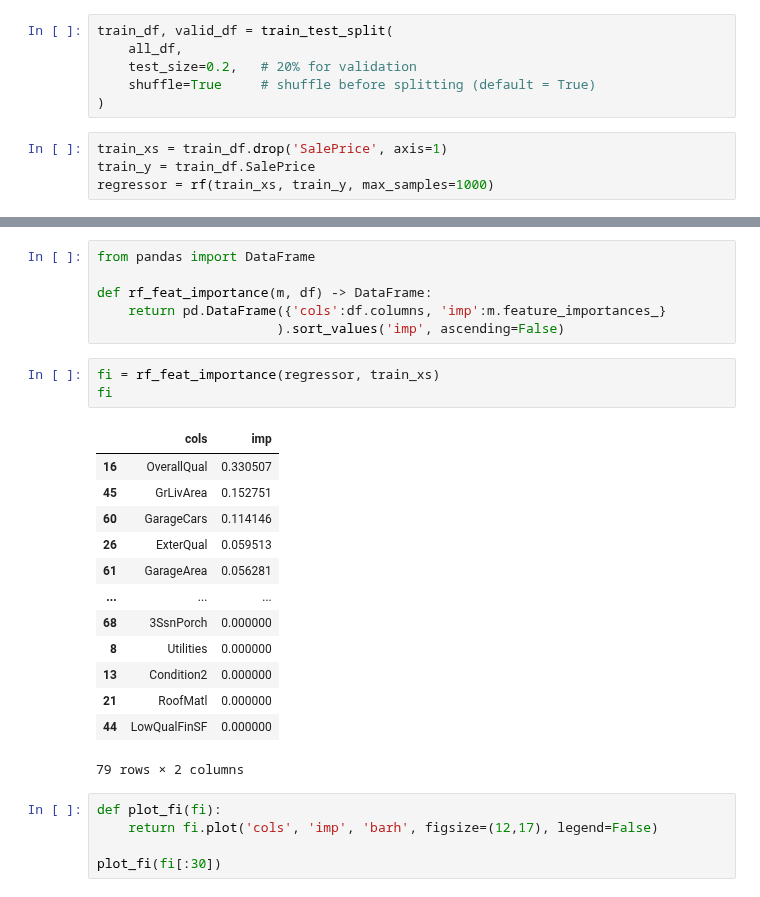
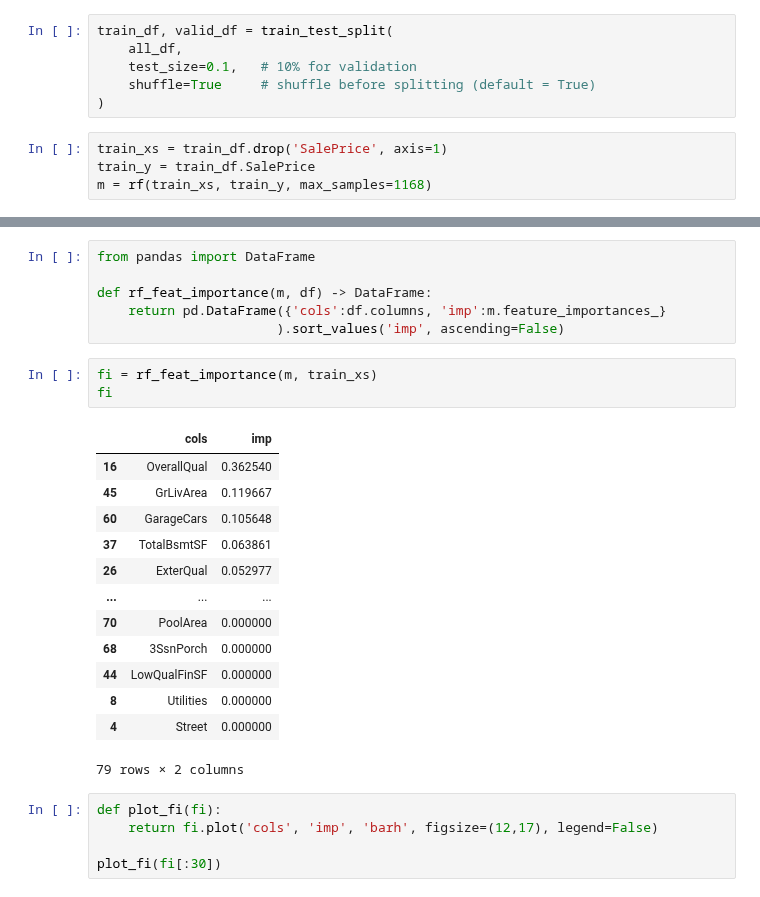
Before and after one commit to pangda0xff/fastbook, a Jupyter notebook: mywork/House Prices Prediction.ipynb, the cells around one changed output, grey strips where cells are left out. Drawn from its saved outputs; the diff is of its cells as text.

```diff
--- a/mywork/House Prices Prediction.ipynb
+++ b/mywork/House Prices Prediction.ipynb
@@ -114,13 +110,13 @@ def rf(xs, y, n_estimators=40, max_samples=200_000,
 # %%
 train_df, valid_df = train_test_split(
     all_df,
-    test_size=0.2,   # 20% for validation
+    test_size=0.1,   # 10% for validation
     shuffle=True     # shuffle before splitting (default = True)
 )
 # %%
 train_xs = train_df.drop('SalePrice', axis=1)
 train_y = train_df.SalePrice
-regressor = rf(train_xs, train_y, max_samples=1000)
+m = rf(train_xs, train_y, max_samples=1168)
 # %%
 import math
 def r_mse(pred,y): return round(math.sqrt(((pred-y)**2).mean()), 6)
@@ -170,21 +175,21 @@ def rf_feat_importance(m, df) -> DataFrame:
     return pd.DataFrame({'cols':df.columns, 'imp':m.feature_importances_}
                        ).sort_values('imp', ascending=False)
 # %%
-fi = rf_feat_importance(regressor, train_xs)
+fi = rf_feat_importance(m, train_xs)
 fi
 # %% [output]
 |  | cols | imp |
-| 16 | OverallQual | 0.330507 |
-| 45 | GrLivArea | 0.152751 |
-| 60 | GarageCars | 0.114146 |
-| 26 | ExterQual | 0.059513 |
-| 61 | GarageArea | 0.056281 |
+| 16 | OverallQual | 0.362540 |
+| 45 | GrLivArea | 0.119667 |
+| 60 | GarageCars | 0.105648 |
+| 37 | TotalBsmtSF | 0.063861 |
+| 26 | ExterQual | 0.052977 |
 | ... | ... | ... |
+| 70 | PoolArea | 0.000000 |
 | 68 | 3SsnPorch | 0.000000 |
+| 44 | LowQualFinSF | 0.000000 |
 | 8 | Utilities | 0.000000 |
-| 13 | Condition2 | 0.000000 |
-| 21 | RoofMatl | 0.000000 |
-| 44 | LowQualFinSF | 0.000000 |
+| 4 | Street | 0.000000 |
 79 rows × 2 columns
 # %%
 def plot_fi(fi):
```
Also changed, not shown: parts of 12 cells of this notebook, 1 other file.
